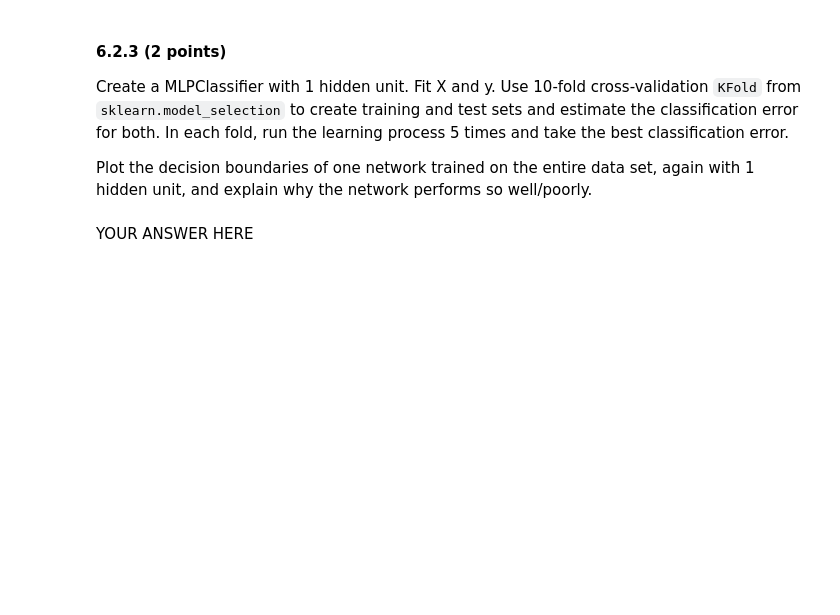
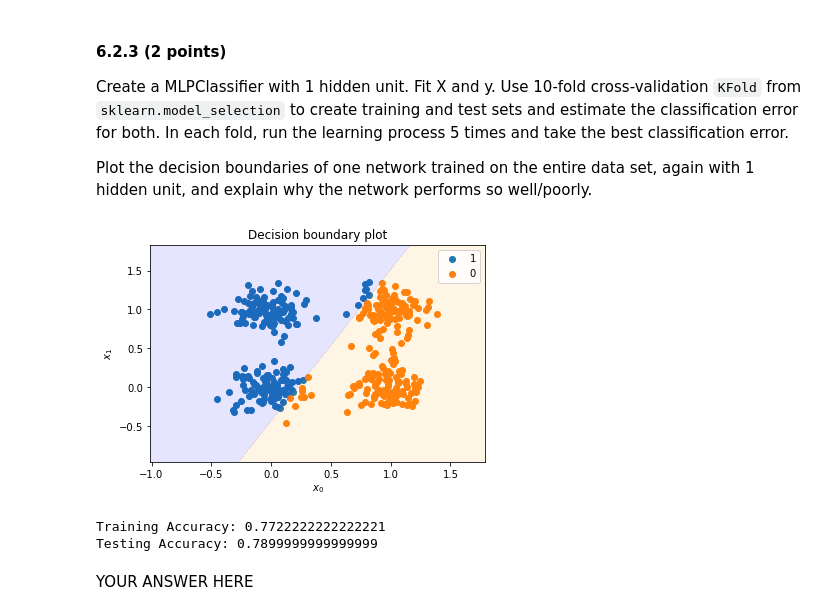
Before and after one commit to CornelisseMichael/Datamining, a Jupyter notebook: assignment_6/assignment_6.ipynb, the cells around one changed output. Saved outputs shown, nothing was run; the diff lists cells and outputs as text; code cells hidden in the pictures; blank space fills up the shorter version.

```diff
--- a/assignment_6/assignment_6.ipynb
+++ b/assignment_6/assignment_6.ipynb
@@ -367,3 +399,35 @@ raise NotImplementedError()
+# %%
+##Answer to question 6.2.3
+# YOUR CODE HERE
+
+def train(X, y, layers, k=10):
+    kf = KFold(n_splits = k)
+    clf = MLPClassifier(solver = 'lbfgs', hidden_layer_sizes=(layers))
+    train_accuracy = np.array([])#[]
+    test_accuracy = np.array([])
+
+    for train, test in kf.split(X, y):
+        train_err = np.array([])
+        test_err = np.array([])
+        for i in range(5):
+            clf.fit(X[train], y[train])
+            train_err = np.append(train_err, clf.score(X[train],y[train]))
+            test_err = np.append(test_err, clf.score(X[test],y[test]))
+        train_accuracy = np.append(train_accuracy, max(train_err))
+        test_accuracy = np.append(test_accuracy, max(test_err))
+
+    clf.fit(X,y)
+    plotter  =  MLPPlot(X, y, clf)
+    plotter.plot_boundaries()
+    print(f'Training Accuracy: {np.mean(train_accuracy)}')
+    print(f'Testing Accuracy: {np.mean(test_accuracy)}')
+
+
+train(X,y, layers=1, k = 10)
+# %% [output]
+[figure, added]
+Training Accuracy: 0.7722222222222221
+Testing Accuracy: 0.7899999999999999
 # %% [markdown]
 YOUR ANSWER HERE
 # %% [markdown]
```
Also changed, not shown: parts of 7 cells of this notebook.
